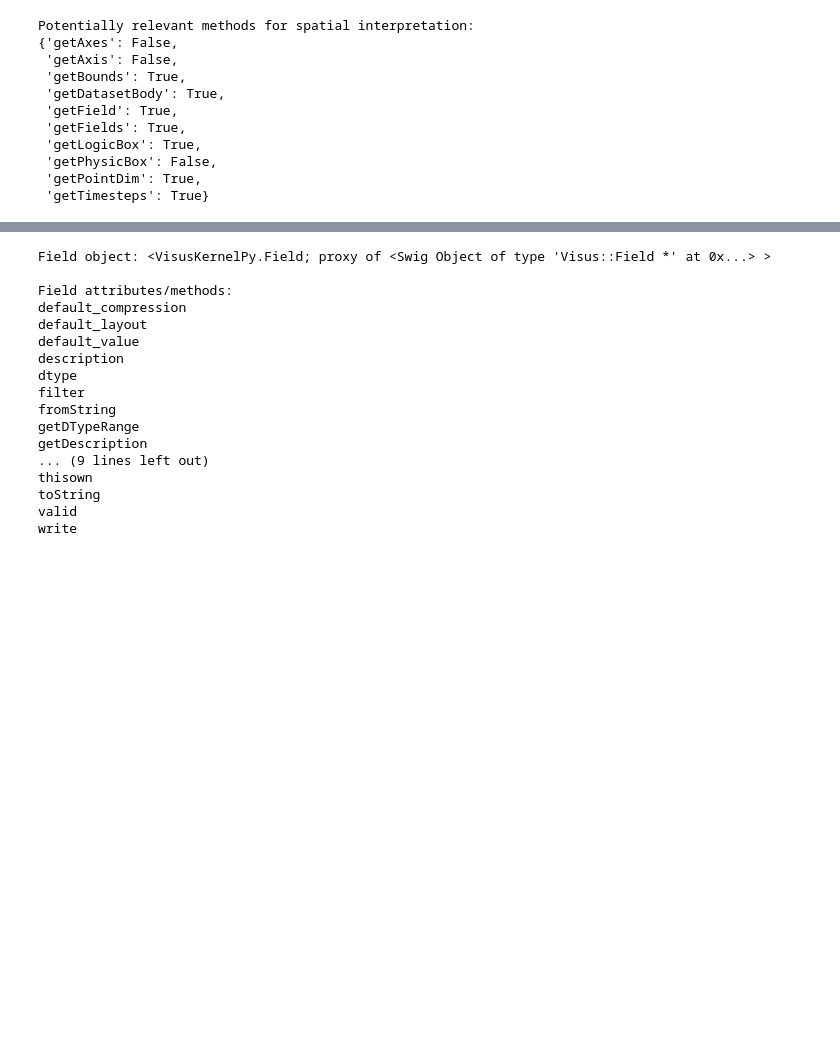
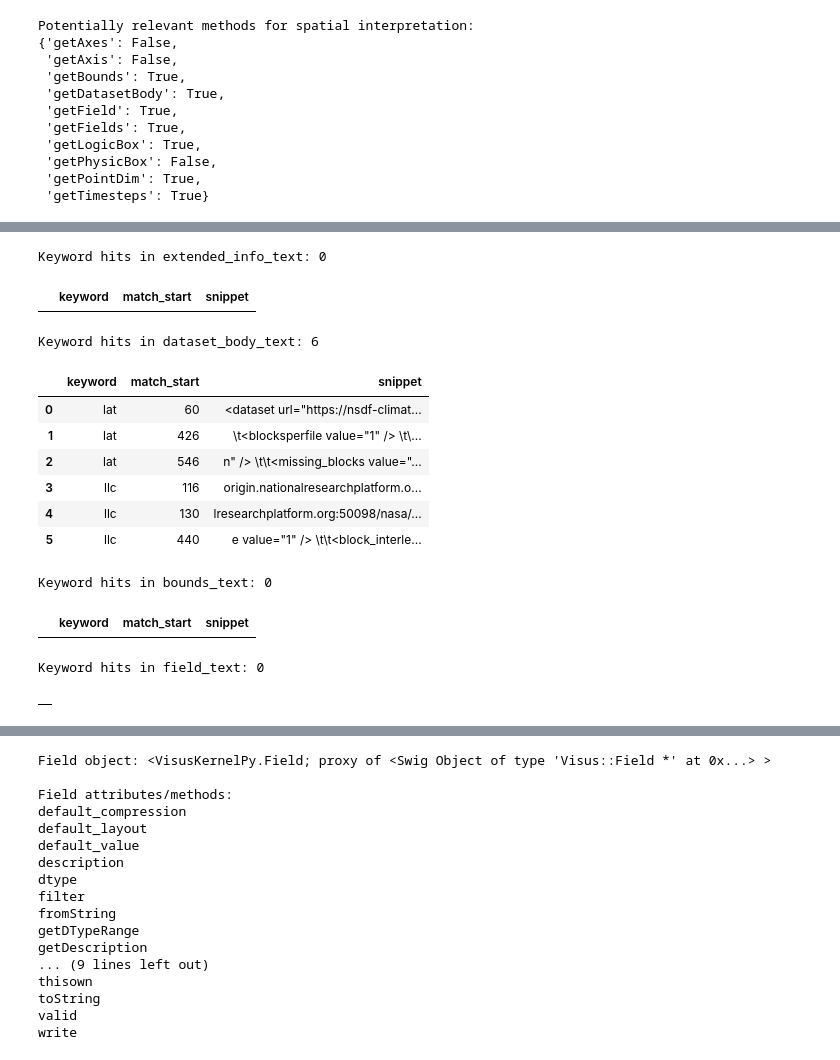
Before and after one commit to clevi2003/SciVis_2026, a Jupyter notebook: notebooks/03_dyamond_window_extraction.ipynb.ipynb, the cells around one changed output, grey strips where cells are left out. Drawn from its saved outputs; the diff is of its cells as text; code cells hidden in the pictures; blank space fills up the shorter version.

```diff
--- a/notebooks/03_dyamond_window_extraction.ipynb.ipynb
+++ b/notebooks/03_dyamond_window_extraction.ipynb.ipynb
@@ -421,0 +503,27 @@ Potentially relevant methods for spatial interpretation:
+# %%
+# probe metadata that might contain hidden mapping info
+probe_calls = {}
+
+for method_name in [
+    "getBounds",
+    "getLogicBox",
+    "getTimesteps",
+    "getExtendedInfo",
+    "getDatasetBody",
+    "getField",
+]:
+    if hasattr(probe_db, method_name):
+        probe_calls[method_name] = safe_call(getattr(probe_db, method_name))
+    else:
+        probe_calls[method_name] = {
+            "ok": False,
+            "error_type": "AttributeError",
+            "error_message": f"{method_name} not present",
+            "repr": f"{method_name} not present",
+        }
+
+print("Structured probe results:")
+pprint({
+    k: {kk: vv for kk, vv in v.items() if kk != "value"}
+    for k, v in probe_calls.items()
+})
@@ -421,0 +644,32 @@ Potentially relevant methods for spatial interpretation:
+# %%
+coord_hits_extended = find_coordinate_keywords(extended_info_text)
+coord_hits_body = find_coordinate_keywords(dataset_body_text)
+coord_hits_bounds = find_coordinate_keywords(bounds_text)
+coord_hits_field = find_coordinate_keywords(field_text)
+
+print("Keyword hits in extended_info_text:", len(coord_hits_extended))
+display(coord_hits_extended.head(50))
+
+print("Keyword hits in dataset_body_text:", len(coord_hits_body))
+display(coord_hits_body.head(50))
+
+print("Keyword hits in bounds_text:", len(coord_hits_bounds))
+display(coord_hits_bounds.head(50))
+
+print("Keyword hits in field_text:", len(coord_hits_field))
+display(coord_hits_field.head(50))
+# %% [output]
+Keyword hits in extended_info_text: 0
+|  | keyword | match_start | snippet |
+Keyword hits in dataset_body_text: 6
+|  | keyword | match_start | snippet |
+| 0 | lat | 60 | <dataset url="https://nsdf-climat... |
+| 1 | lat | 426 | \t<blocksperfile value="1" /> \t\... |
+| 2 | lat | 546 | n" /> \t\t<missing_blocks value="... |
+| 3 | llc | 116 | origin.nationalresearchplatform.o... |
+| 4 | llc | 130 | lresearchplatform.org:50098/nasa/... |
+| 5 | llc | 440 | e value="1" /> \t\t<block_interle... |
+Keyword hits in bounds_text: 0
+|  | keyword | match_start | snippet |
+Keyword hits in field_text: 0
+|  |
```
Also changed, not shown: parts of 10 cells of this notebook, 1 other file.
